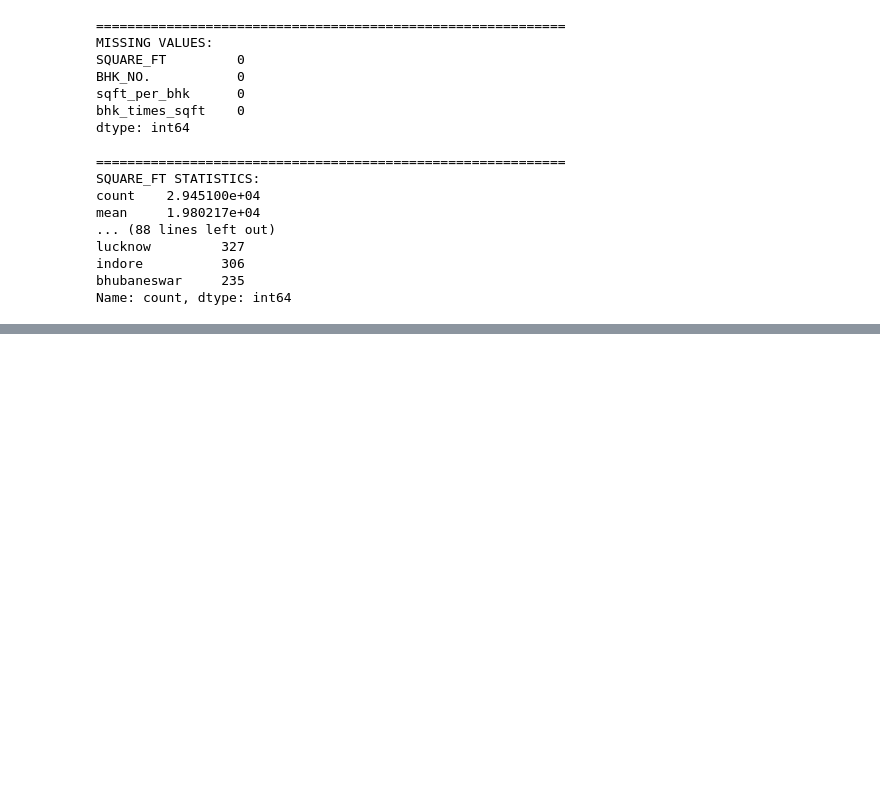
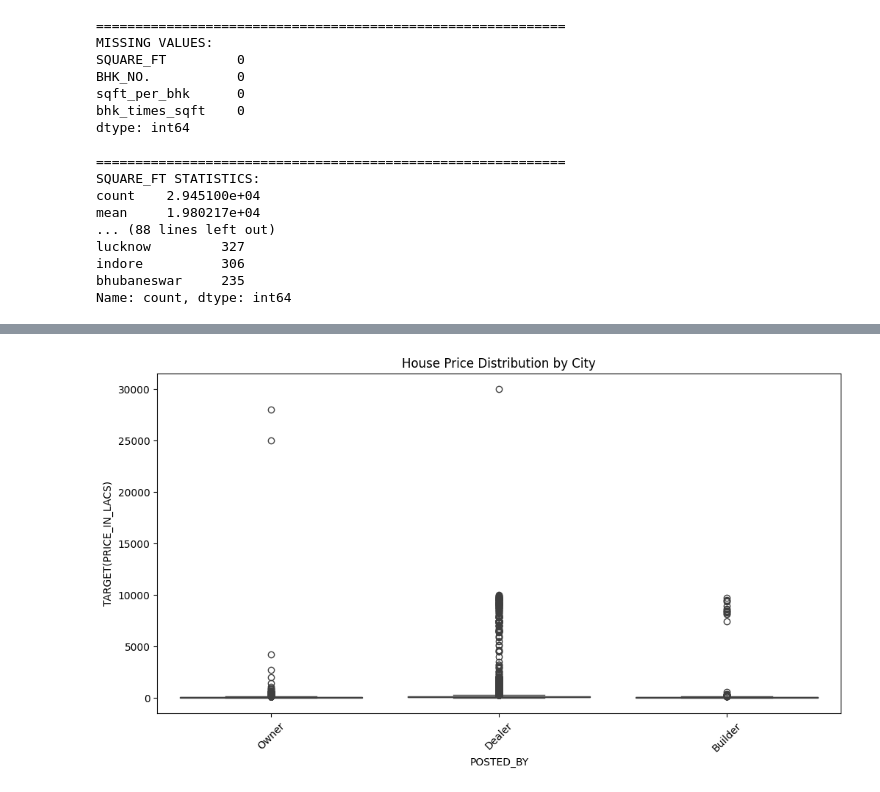
Before and after one commit to JohnEvansOkyere/real-estate-price-prediction-ridge-lasso, a Jupyter notebook: Notebook/House_Price_Prediction.ipynb, the cells around one changed output, grey strips where cells are left out. Cells and saved outputs as stored; diff of their text form; code cells hidden in the pictures; blank space fills up the shorter version.

```diff
--- a/Notebook/House_Price_Prediction.ipynb
+++ b/Notebook/House_Price_Prediction.ipynb
@@ -1737,0 +296,8 @@ Using best model: Ridge
+# %%
+plt.figure(figsize=(12, 6))
+sns.boxplot(x='POSTED_BY', y='TARGET(PRICE_IN_LACS)', data=train)
+plt.title('House Price Distribution by City')
+plt.xticks(rotation=45)
+plt.show()
+# %% [output]
+[figure, added]
```
Also changed, not shown: parts of 111 cells of this notebook.
